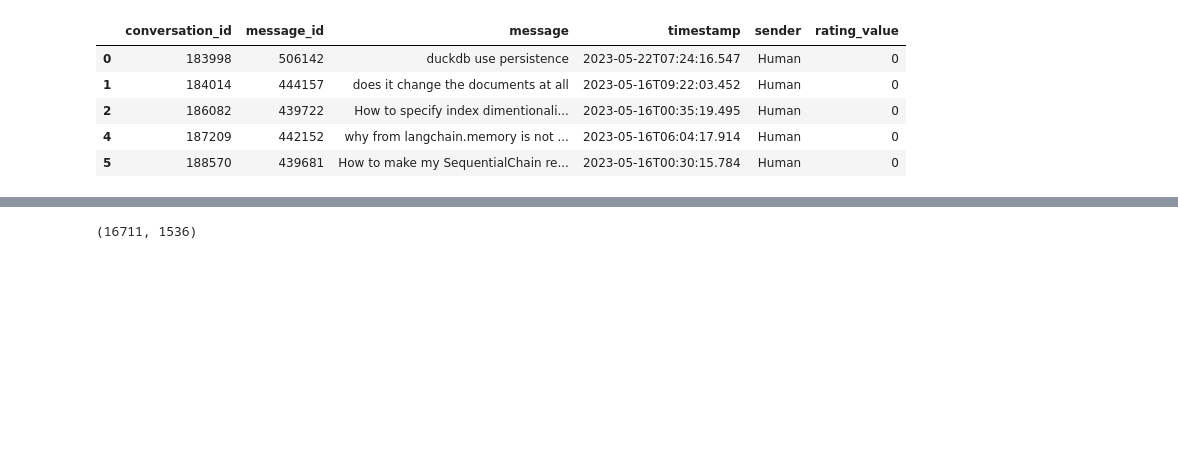
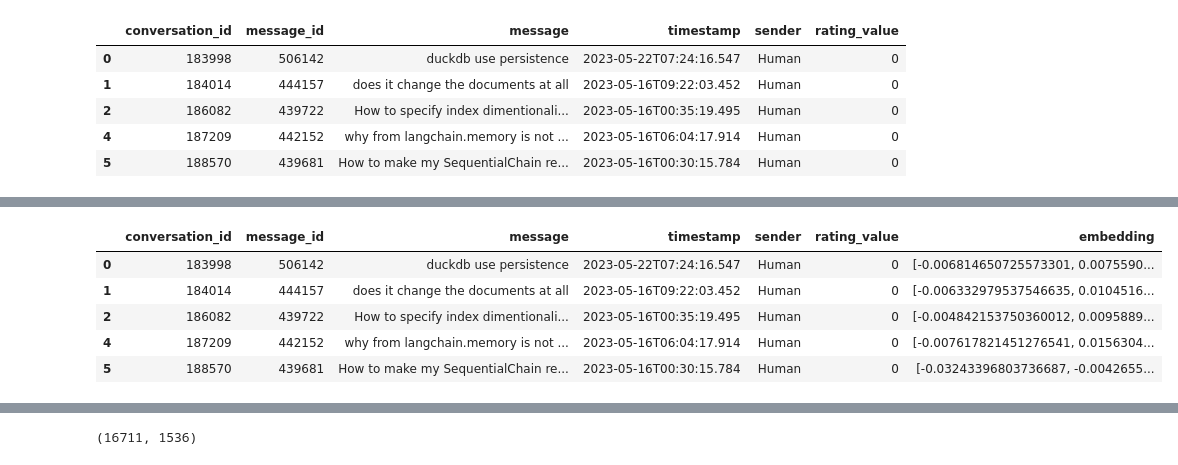
Before and after one commit to mendableai/QA_clustering, a Jupyter notebook: clustering_approach.ipynb, the cells around one changed output, grey strips where cells are left out. Cells and saved outputs as stored; diff of their text form; code cells hidden in the pictures; blank space fills up the shorter version.

```diff
--- a/clustering_approach.ipynb
+++ b/clustering_approach.ipynb
@@ -169,0 +130,9 @@ Name: message, dtype: object
+# %%
+df_first_questions.head()
+# %% [output]
+|  | conversation_id | message_id | message | timestamp | sender | rating_value | embedding |
+| 0 | 183998 | 506142 | duckdb use persistence | 2023-05-22T07:24:16.547 | Human | 0 | [-0.006814650725573301, 0.0075590... |
+| 1 | 184014 | 444157 | does it change the documents at all | 2023-05-16T09:22:03.452 | Human | 0 | [-0.006332979537546635, 0.0104516... |
+| 2 | 186082 | 439722 | How to specify index dimentionali... | 2023-05-16T00:35:19.495 | Human | 0 | [-0.004842153750360012, 0.0095889... |
+| 4 | 187209 | 442152 | why from langchain.memory is not ... | 2023-05-16T06:04:17.914 | Human | 0 | [-0.007617821451276541, 0.0156304... |
+| 5 | 188570 | 439681 | How to make my SequentialChain re... | 2023-05-16T00:30:15.784 | Human | 0 | [-0.03243396803736687, -0.0042655... |
```
Also changed, not shown: parts of 34 cells of this notebook, 1 other file.
